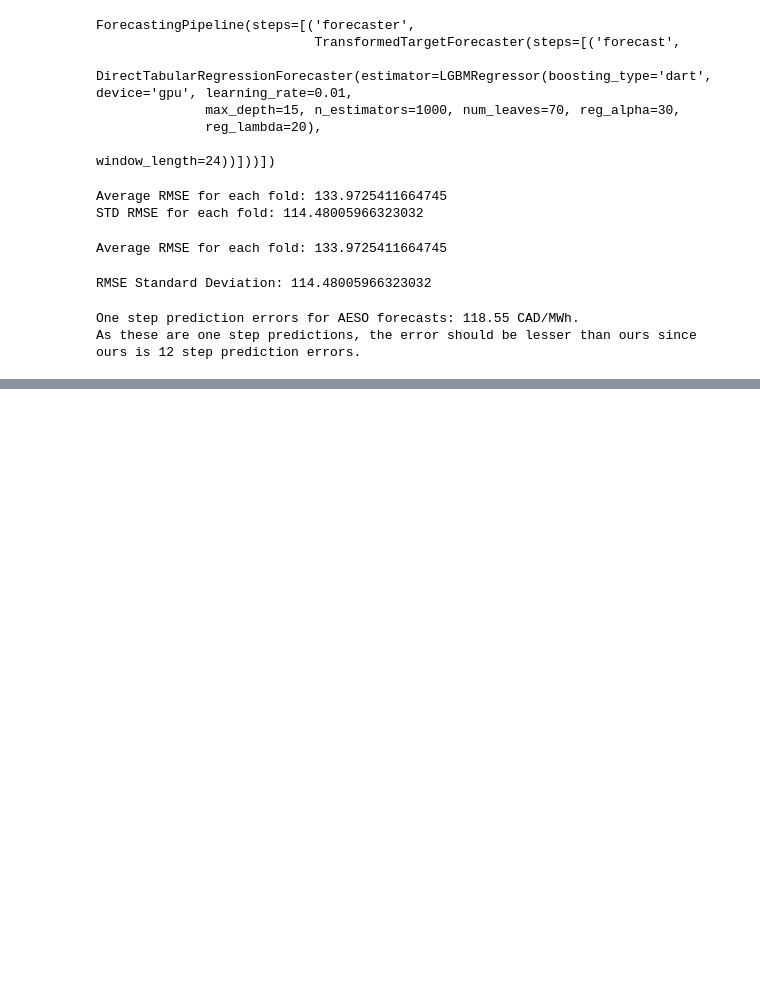
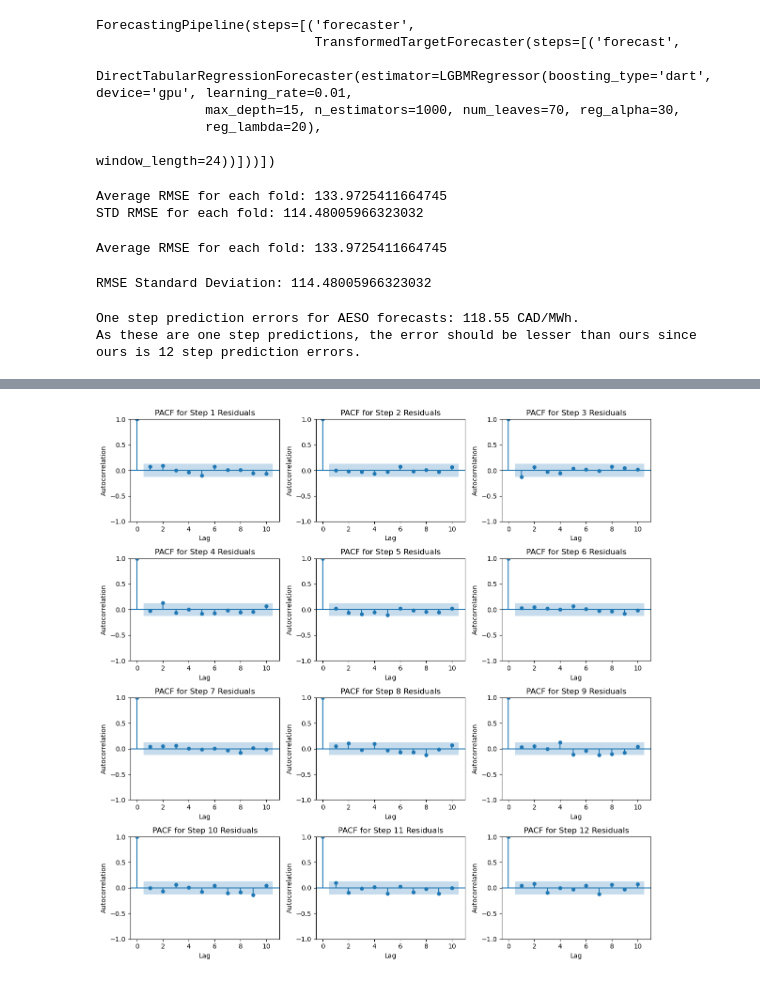
Before and after one commit to slalom-ubc-mds/Power-Price-Prediction, a Jupyter notebook: notebooks/cv_style_pipelines/run_optimized_params.ipynb, the cells around one changed output, grey strips where cells are left out. Saved outputs shown, nothing was run; the diff lists cells and outputs as text; code cells hidden in the pictures; blank space fills up the shorter version.

```diff
--- a/notebooks/cv_style_pipelines/run_optimized_params.ipynb
+++ b/notebooks/cv_style_pipelines/run_optimized_params.ipynb
@@ -109,0 +166,20 @@ As these are one step predictions, the error should be lesser than ours since ou
+# %%
+fig, axes = plt.subplots(4, 3, figsize=(12, 12))
+
+# Flatten the axes array
+axes = axes.flatten()
+
+# Loop through the residuals and create subplots
+for i, residual in enumerate(residuals):
+    plot_pacf(residual, ax=axes[i], lags=10)
+    axes[i].set_xlabel('Lag')
+    axes[i].set_ylabel('Autocorrelation')
+    axes[i].set_title(f'PACF for Step {i+1} Residuals')
+
+# Adjust the layout and spacing
+fig.tight_layout()
+
+# Display the plots
+plt.show()
+# %% [output]
+[figure, added]
```
Also changed, not shown: parts of 4 cells of this notebook.
